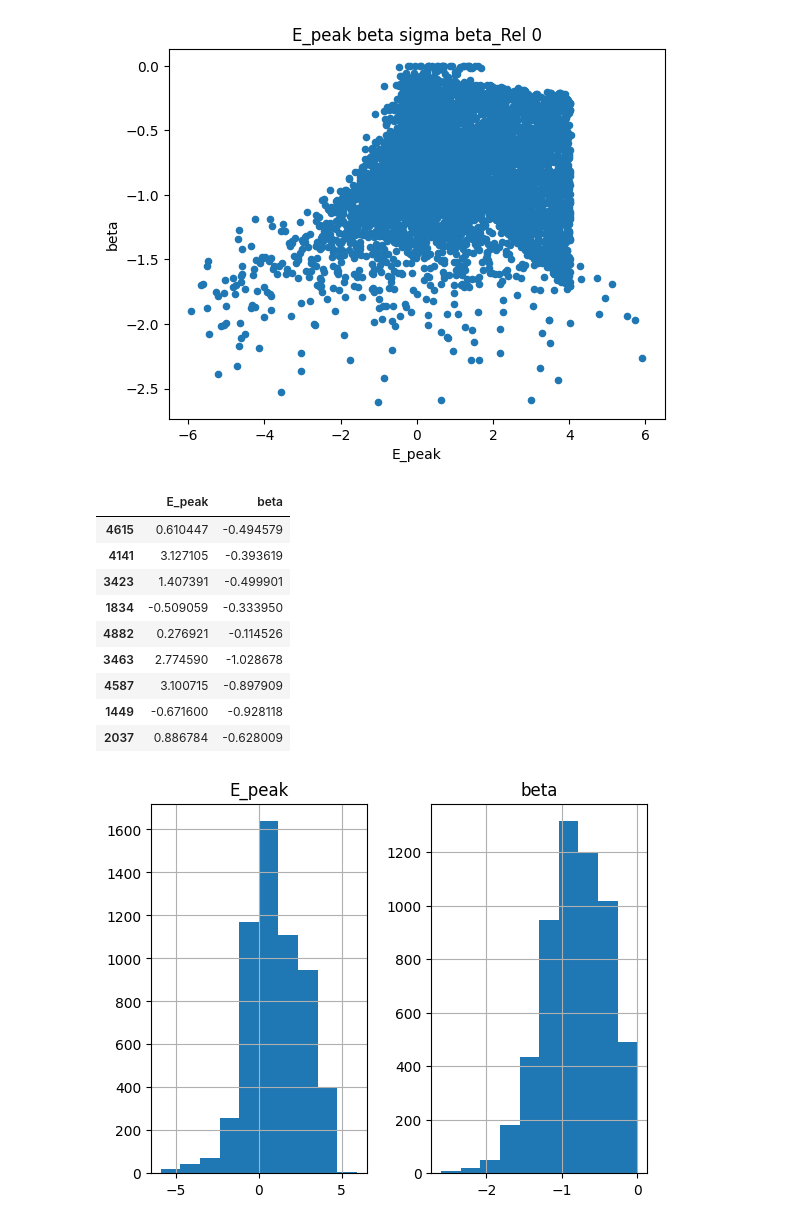
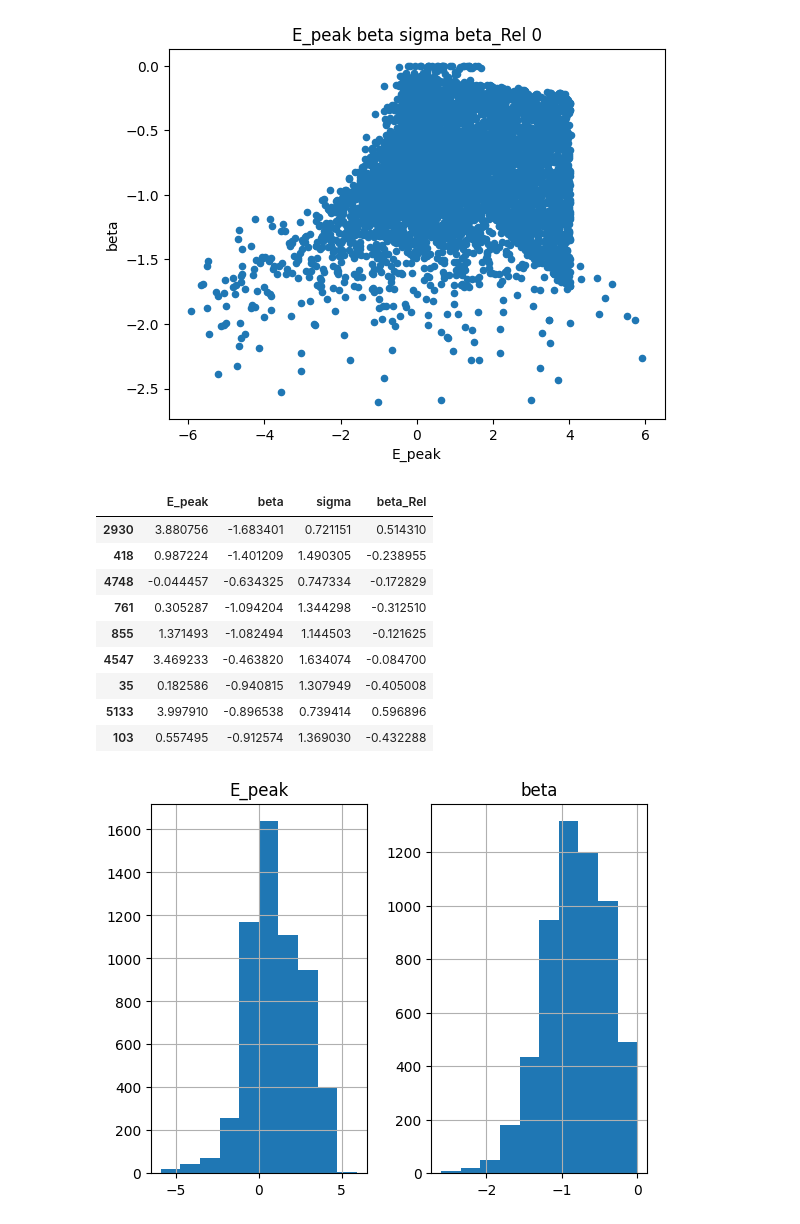
Before and after one commit to martacanirome4/DarkMatter_ML_TFG, a Jupyter notebook: src/Simple-Linear-Regression.ipynb, the cells around one changed output. Drawn from its saved outputs; the diff is of its cells as text; code cells hidden in the pictures.

```diff
--- a/src/Simple-Linear-Regression.ipynb
+++ b/src/Simple-Linear-Regression.ipynb
@@ -36,3 +36,7 @@ data.describe()
 | 50% | 0.883369 | -0.805070 | 0.973677 | -0.045029 | 0.500000 |
 | 75% | 2.302818 | -0.502967 | 1.254676 | 0.287035 | 1.000000 |
 | max | 5.918502 | 0.000000 | 2.899104 | 1.866966 | 1.000000 |
+# %%
+# Eliminate any strong dependencies or correlations between the variables
+data = data.drop(['0,1=astro,DM'], axis=1)
+data.corr()
@@ -42,19 +53,19 @@ plt.show()
 # %% [output]
 [figure]
 # %%
-cdf=data[['E_peak','beta']]
+cdf=data[['E_peak','beta', 'sigma', 'beta_Rel']]
 cdf.sample(9)
 # %% [output]
-|  | E_peak | beta |
-| 4615 | 0.610447 | -0.494579 |
-| 4141 | 3.127105 | -0.393619 |
-| 3423 | 1.407391 | -0.499901 |
-| 1834 | -0.509059 | -0.333950 |
-| 4882 | 0.276921 | -0.114526 |
-| 3463 | 2.774590 | -1.028678 |
-| 4587 | 3.100715 | -0.897909 |
-| 1449 | -0.671600 | -0.928118 |
-| 2037 | 0.886784 | -0.628009 |
+|  | E_peak | beta | sigma | beta_Rel |
+| 2930 | 3.880756 | -1.683401 | 0.721151 | 0.514310 |
+| 418 | 0.987224 | -1.401209 | 1.490305 | -0.238955 |
+| 4748 | -0.044457 | -0.634325 | 0.747334 | -0.172829 |
+| 761 | 0.305287 | -1.094204 | 1.344298 | -0.312510 |
+| 855 | 1.371493 | -1.082494 | 1.144503 | -0.121625 |
+| 4547 | 3.469233 | -0.463820 | 1.634074 | -0.084700 |
+| 35 | 0.182586 | -0.940815 | 1.307949 | -0.405008 |
+| 5133 | 3.997910 | -0.896538 | 0.739414 | 0.596896 |
+| 103 | 0.557495 | -0.912574 | 1.369030 | -0.432288 |
 # %%
 viz = cdf[['E_peak','beta']]
 viz.hist()
```
Also changed, not shown: parts of 13 cells of this notebook.
